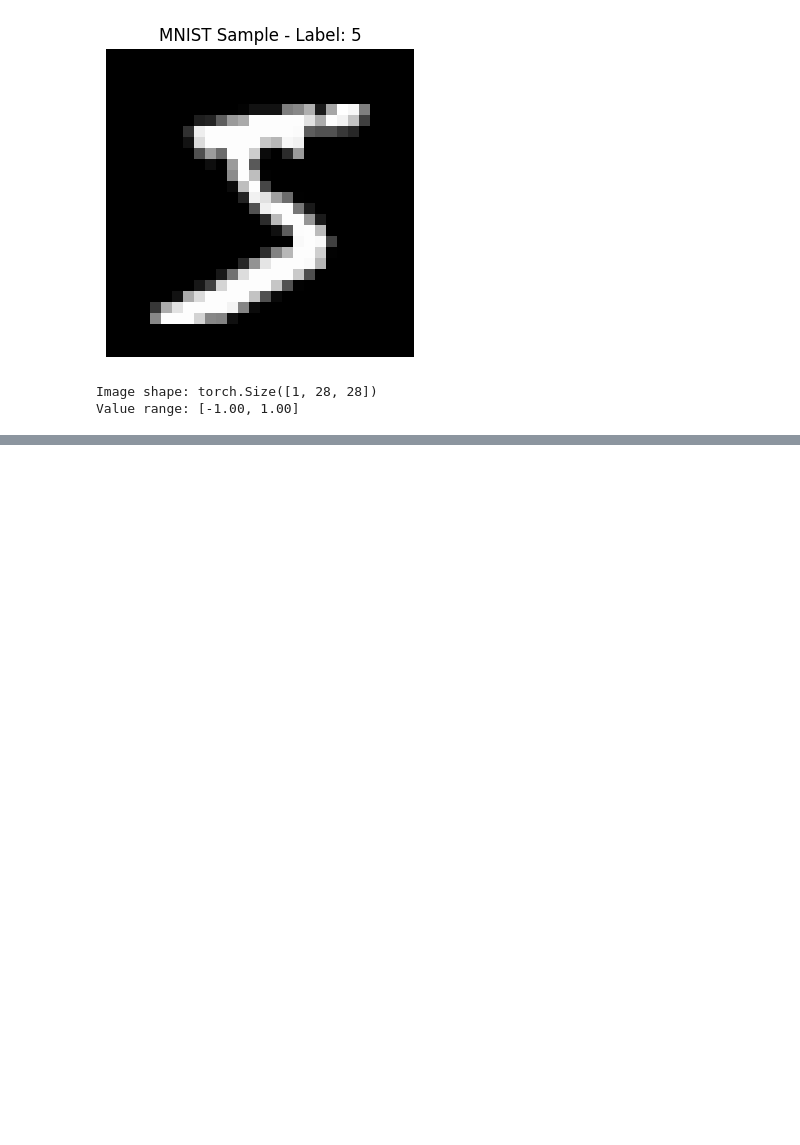
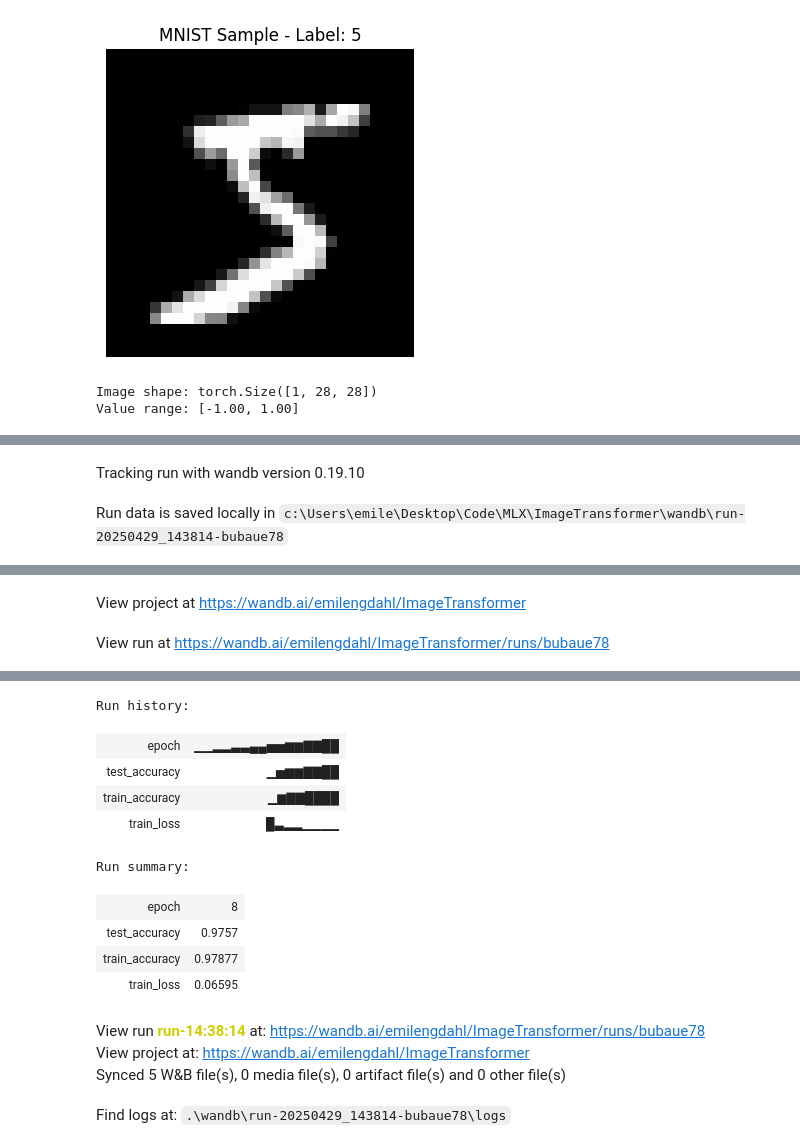
Before and after one commit to lime02lime/ImageTransformer, a Jupyter notebook: data_prep.ipynb, the cells around one changed output, grey strips where cells are left out. Drawn from its saved outputs; the diff is of its cells as text; code cells hidden in the pictures; blank space fills up the shorter version.

```diff
--- a/data_prep.ipynb
+++ b/data_prep.ipynb
@@ -91,0 +167,25 @@ Batch of labels shape: torch.Size([256])
+# %%
+class CustomTransformerEncoder(nn.Module):
+    def __init__(self, patch_dim, emb_dim, num_heads, ff_hidden_dim, num_layers, num_classes, num_patches):
+        super().__init__()
+
+        # Project patch to embedding dimension
+        self.patch_proj = nn.Linear(patch_dim, emb_dim)
+        self.pos_enc = PositionalEncoding(num_patches, emb_dim)
+
+        # Stacked transformer blocks
+        self.encoder_blocks = nn.Sequential(
+            *[TransformerEncoderBlock(emb_dim, num_heads, ff_hidden_dim) for _ in range(num_layers)]
+        )
+
+        # Classification head
+        self.classifier = nn.Linear(emb_dim, num_classes)
+
+    def forward(self, x):
+        # x: (B, num_patches, patch_dim)
+        x = self.patch_proj(x)  # (B, num_patches, emb_dim)
+        x = self.pos_enc(x)     # Add positional encodings
+        x = self.encoder_blocks(x)  # (B, num_patches, emb_dim)
+
+        x = x.mean(dim=1)  # Global average pooling across patches
+        return self.classifier(x)
@@ -91,0 +298,20 @@ Batch of labels shape: torch.Size([256])
+# %%
+device = torch.device("cuda" if torch.cuda.is_available() else "cpu")
+
+model = CustomTransformerEncoder(
+    patch_dim=14*14,
+    emb_dim=256,
+    num_heads=4,
+    ff_hidden_dim=512,
+    num_layers=1,
+    num_classes=10,
+    num_patches=4  # MNIST 28x28 → 4 patches of 14x14 or 16 patches of 7x7
+)
+
+criterion = nn.CrossEntropyLoss()
+optimizer = torch.optim.Adam(model.parameters(), lr=1e-3)
+
+train_model(model, train_loader, test_loader, optimizer, criterion, device, num_epochs=8)
+# %% [output]
+Tracking run with wandb version 0.19.10
+Run data is saved locally in c:\Users\emile\Desktop\Code\MLX\ImageTransformer\wandb\run-20250429_143814-bubaue78
@@ -91,0 +319,2 @@ Batch of labels shape: torch.Size([256])
+View project at https://wandb.ai/emilengdahl/ImageTransformer
+View run at https://wandb.ai/emilengdahl/ImageTransformer/runs/bubaue78
@@ -91,0 +338,14 @@ Batch of labels shape: torch.Size([256])
+Run history:
+| epoch | ▁▁▂▂▃▃▄▄▅▅▆▆▇▇██ |
+| test_accuracy | ▁▅▆▆▇▇██ |
+| train_accuracy | ▁▆▇▇████ |
+| train_loss | █▃▂▂▁▁▁▁ |
+Run summary:
+| epoch | 8 |
+| test_accuracy | 0.9757 |
+| train_accuracy | 0.97877 |
+| train_loss | 0.06595 |
+View run run-14:38:14 at: https://wandb.ai/emilengdahl/ImageTransformer/runs/bubaue78
+View project at: https://wandb.ai/emilengdahl/ImageTransformer
+Synced 5 W&B file(s), 0 media file(s), 0 artifact file(s) and 0 other file(s)
+Find logs at: .\wandb\run-20250429_143814-bubaue78\logs
```
Also changed, not shown: parts of 11 cells of this notebook, 6 other files.
